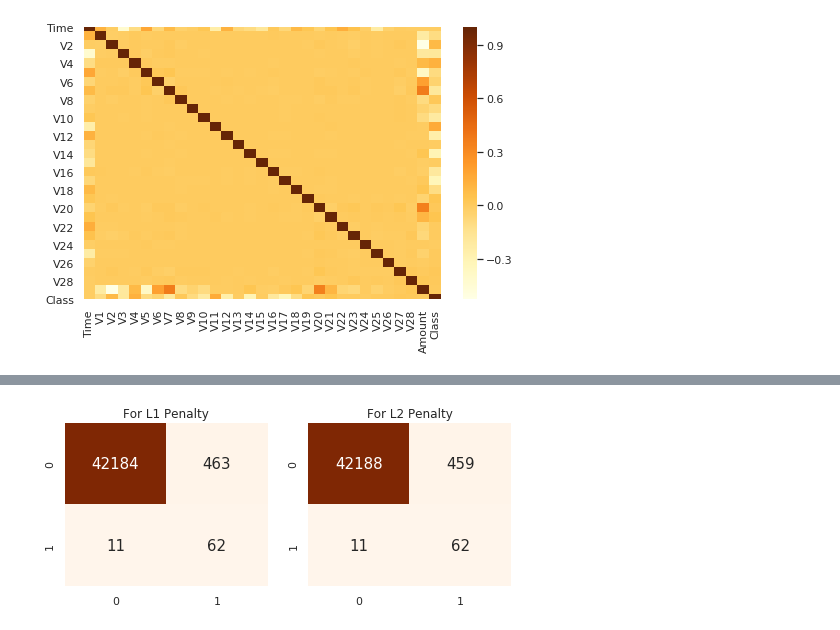
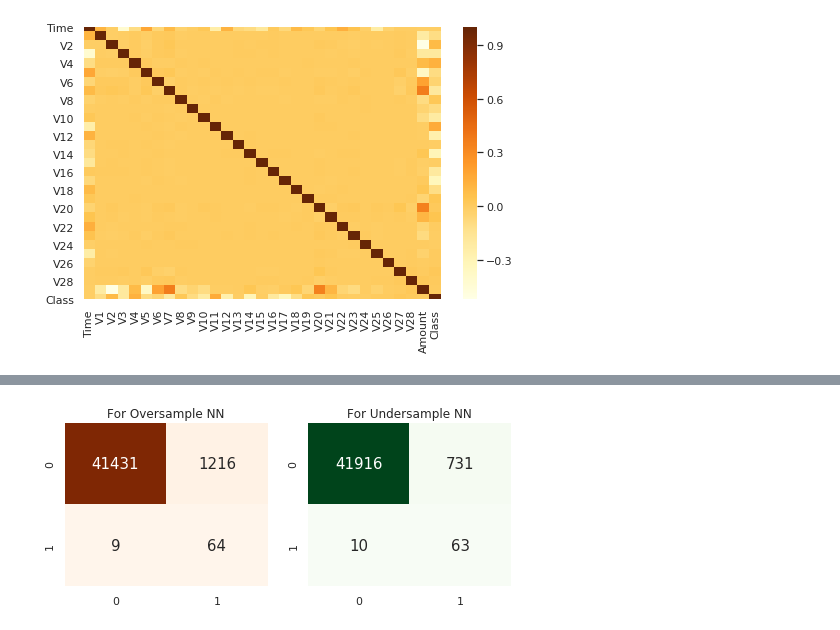
Before and after one commit to pjindal91/credit-card-fraud, a Jupyter notebook: credit-card-fraud.ipynb, the cells around one changed output, grey strips where cells are left out. Drawn from its saved outputs; the diff is of its cells as text; code cells hidden in the pictures.

```diff
--- a/credit-card-fraud.ipynb
+++ b/credit-card-fraud.ipynb
@@ -240,20 +384,28 @@ for n in range(3, 10, 2):
 # %%
-fig, ax = plt.subplots(1, 2, figsize=(8, 3))
+oversample_predictions = oversample_model.predict(test, batch_size=200, verbose=0)
+oversample_pred =  pd.DataFrame(oversample_predictions[:,0] < oversample_predictions[:,1])
+oversample_pred.columns = ['Class']
+oversample_pred.Class.apply(lambda x : 1 if x else 0)
 
-lg = LogisticRegression(penalty='l1', solver='liblinear')\
-    .fit(reduced_data_std.drop(['Class'], axis=1).values, reduced_data_std.Class.values)
-y_pred = lg.predict(test)
-sns.heatmap(confusion_matrix(test_y, y_pred), annot=True, ax=ax[0], cmap="Oranges", cbar = False, fmt='.0f', annot_kws={"fontsize":15})
+undersample_predictions = undersample_model.predict(test, batch_size=200, verbose=0)
+undersample_pred =  pd.DataFrame(undersample_predictions[:,0] < undersample_predictions[:,1])
+undersample_pred.columns = ['Class']
+undersample_pred.Class.apply(lambda x : 1 if x else 0)
+
+fig, ax = plt.subplots(1, 2, figsize=(8,3))
+
+sns.heatmap(confusion_matrix(test_y, oversample_pred),
+            annot=True, cmap="Oranges",
+            cbar = False, fmt='.0f', annot_kws={"fontsize":15}, ax=ax[0])
 bottom, top = ax[0].get_ylim()
 ax[0].set_ylim(bottom + 0.5, top - 0.5)
-ax[0].title.set_text(f'For L1 Penalty')
+ax[0].title.set_text(f'For Oversample NN')
 
-lg = LogisticRegression(penalty='l2', solver='liblinear')\
-    .fit(reduced_data_std.drop(['Class'], axis=1).values, reduced_data_std.Class.values)
-y_pred = lg.predict(test)
-sns.heatmap(confusion_matrix(test_y, y_pred), annot=True, ax=ax[1], cmap="Oranges", cbar = False, fmt='.0f', annot_kws={"fontsize":15})
+sns.heatmap(confusion_matrix(test_y, undersample_pred),
+            annot=True, cmap="Greens",
+            cbar = False, fmt='.0f', annot_kws={"fontsize":15}, ax=ax[1])
 bottom, top = ax[1].get_ylim()
 ax[1].set_ylim(bottom + 0.5, top - 0.5)
-ax[1].title.set_text(f'For L2 Penalty')
+ax[1].title.set_text(f'For Undersample NN')
 # %% [output]
-[figure, old version]
+[figure, new version]
```
Also changed, not shown: parts of 23 cells of this notebook, 1 other file.
